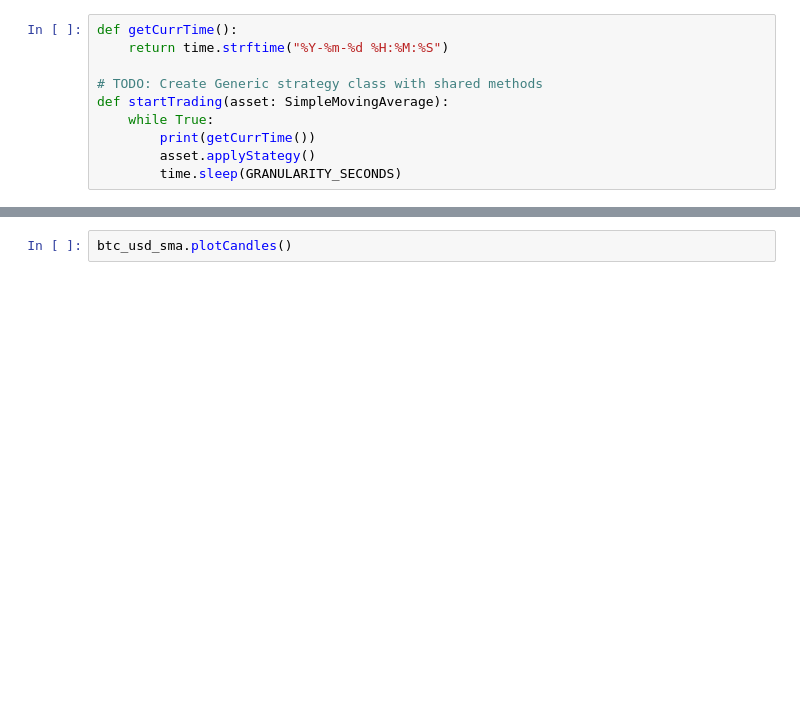
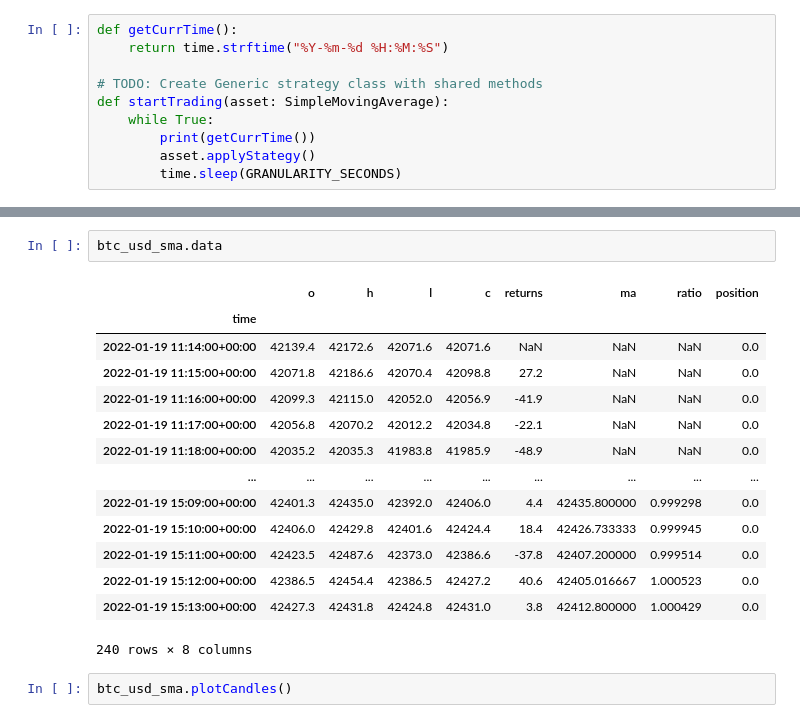
Before and after one commit to misumis/algo_trading, a Jupyter notebook: index.ipynb, the cells around one changed output, grey strips where cells are left out. Cells and saved outputs as stored; diff of their text form; blank space fills up the shorter version.

```diff
--- a/index.ipynb
+++ b/index.ipynb
@@ -49,2 +63,19 @@ btc_usd_sma.visualizeSignals()
+# %%
+btc_usd_sma.data
+# %% [output]
+|  | o | h | l | c | returns | ma | ratio | position |
+| time |  |  |  |  |  |  |  |  |
+| 2022-01-19 11:14:00+00:00 | 42139.4 | 42172.6 | 42071.6 | 42071.6 | NaN | NaN | NaN | 0.0 |
+| 2022-01-19 11:15:00+00:00 | 42071.8 | 42186.6 | 42070.4 | 42098.8 | 27.2 | NaN | NaN | 0.0 |
+| 2022-01-19 11:16:00+00:00 | 42099.3 | 42115.0 | 42052.0 | 42056.9 | -41.9 | NaN | NaN | 0.0 |
+| 2022-01-19 11:17:00+00:00 | 42056.8 | 42070.2 | 42012.2 | 42034.8 | -22.1 | NaN | NaN | 0.0 |
+| 2022-01-19 11:18:00+00:00 | 42035.2 | 42035.3 | 41983.8 | 41985.9 | -48.9 | NaN | NaN | 0.0 |
+| ... | ... | ... | ... | ... | ... | ... | ... | ... |
+| 2022-01-19 15:09:00+00:00 | 42401.3 | 42435.0 | 42392.0 | 42406.0 | 4.4 | 42435.800000 | 0.999298 | 0.0 |
+| 2022-01-19 15:10:00+00:00 | 42406.0 | 42429.8 | 42401.6 | 42424.4 | 18.4 | 42426.733333 | 0.999945 | 0.0 |
+| 2022-01-19 15:11:00+00:00 | 42423.5 | 42487.6 | 42373.0 | 42386.6 | -37.8 | 42407.200000 | 0.999514 | 0.0 |
+| 2022-01-19 15:12:00+00:00 | 42386.5 | 42454.4 | 42386.5 | 42427.2 | 40.6 | 42405.016667 | 1.000523 | 0.0 |
+| 2022-01-19 15:13:00+00:00 | 42427.3 | 42431.8 | 42424.8 | 42431.0 | 3.8 | 42412.800000 | 1.000429 | 0.0 |
+240 rows × 8 columns
 # %%
 btc_usd_sma.plotCandles()
```
Also changed, not shown: parts of 9 cells of this notebook, 3 other files.
